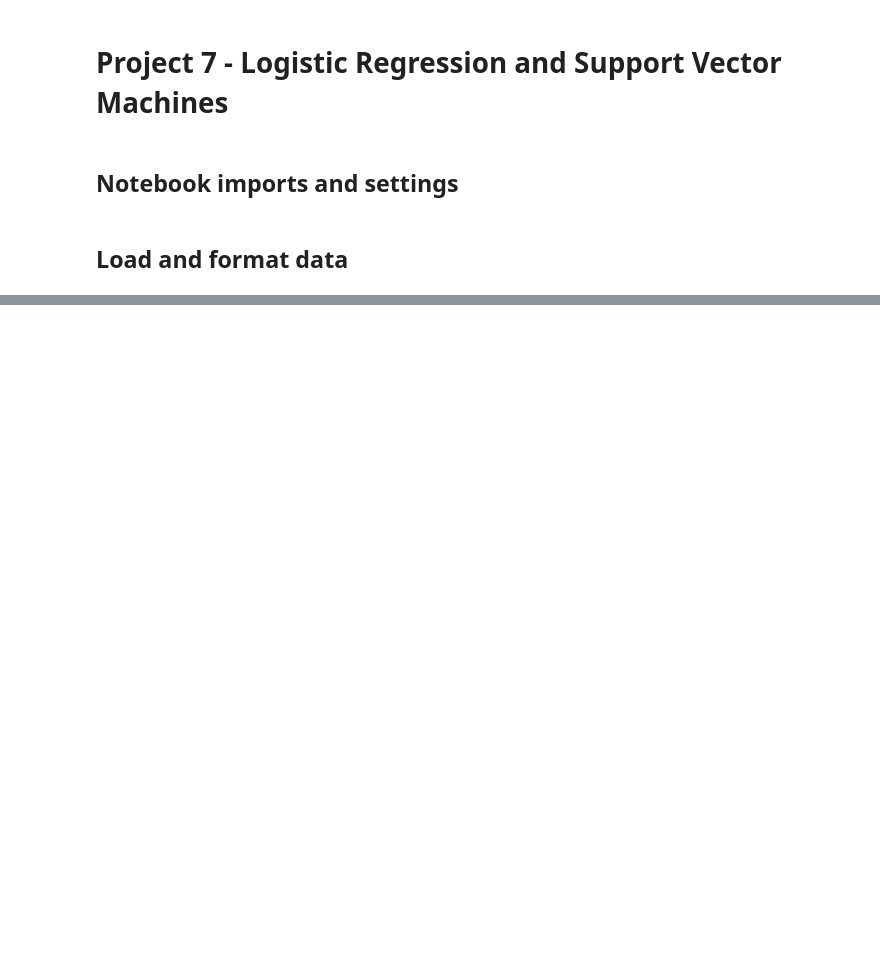
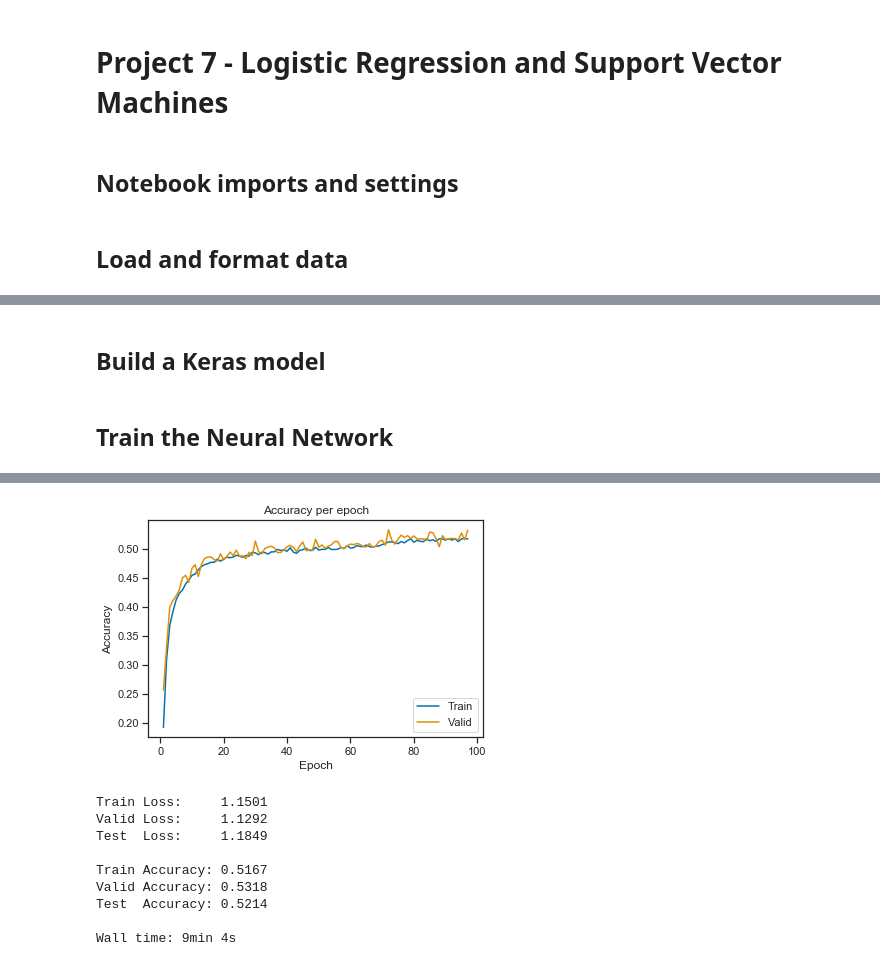
Before and after one commit to ChrisBrown46/project8, a Jupyter notebook: notebook-chris.ipynb, the cells around one changed output, grey strips where cells are left out. Cells and saved outputs as stored; diff of their text form; code cells hidden in the pictures; blank space fills up the shorter version.

Commit message:
Finished neural network

```diff
--- a/notebook-chris.ipynb
+++ b/notebook-chris.ipynb
@@ -52,0 +98,2 @@ train.head(5)
+# %% [markdown]
+## Build a Keras model
@@ -52,0 +123,62 @@ train.head(5)
+# %% [markdown]
+## Train the Neural Network
+# %%
+%%time
+
+# Store the best model based on val_accuracy and stop when no improvements are made
+early_stopping = EarlyStopping(
+    monitor="val_categorical_accuracy",
+    verbose=0,
+    patience=25,
+    restore_best_weights=True
+)
+
+# Reduce the learning rate when a plateau is encountered
+rlrop = ReduceLROnPlateau(monitor="val_loss", factor=0.1, patience=10)
+
+# Network and traning hyperparameters
+batch_size = 16
+epochs = 250
+
+model = build_model()
+# model.load_weights("model.h5")
+history = model.fit(
+    x_train,
+    y_train,
+    batch_size=batch_size,
+    epochs=epochs,
+    verbose=0,
+    shuffle=True,
+    validation_split=0.2,
+    callbacks=[
+        early_stopping,
+        rlrop,
+        TQDMProgressBar(show_epoch_progress=False),
+    ]
+)
+# model.save_weights("model.h5")
+
+y1 = history.history["categorical_accuracy"]
+y2 = history.history["val_categorical_accuracy"]
+x = list(range(1, len(y1) + 1))
+sns.lineplot(x, y1)
+sns.lineplot(x, y2)
+
+plt.title("Accuracy per epoch")
+plt.xlabel("Epoch")
+plt.ylabel("Accuracy")
+plt.legend(["Train", "Valid"], loc="lower right")
+plt.savefig("./images/accuracy_per_epoch_nn.png", bbox_inches="tight")
+plt.show()
+
+score = model.evaluate(x_test, y_test, verbose=0)
+print(f"Train Loss:     {history.history['loss'][-1]:.4f}")
+print(f"Valid Loss:     {history.history['val_loss'][-1]:.4f}")
+print(f"Test  Loss:     {score[0]:.4f}")
+print()
+
+print(f"Train Accuracy: {history.history['categorical_accuracy'][-1]:.4f}")
+print(f"Valid Accuracy: {history.history['val_categorical_accuracy'][-1]:.4f}")
+print(f"Test  Accuracy: {score[1]:.4f}")
+print()
+# %% [output]
@@ -52,0 +205,10 @@ train.head(5)
+[figure, added]
+Train Loss:     1.1501
+Valid Loss:     1.1292
+Test  Loss:     1.1849
+
+Train Accuracy: 0.5167
+Valid Accuracy: 0.5318
+Test  Accuracy: 0.5214
+
+Wall time: 9min 4s
```
Also changed, not shown: parts of 6 cells of this notebook, 6 other files.
